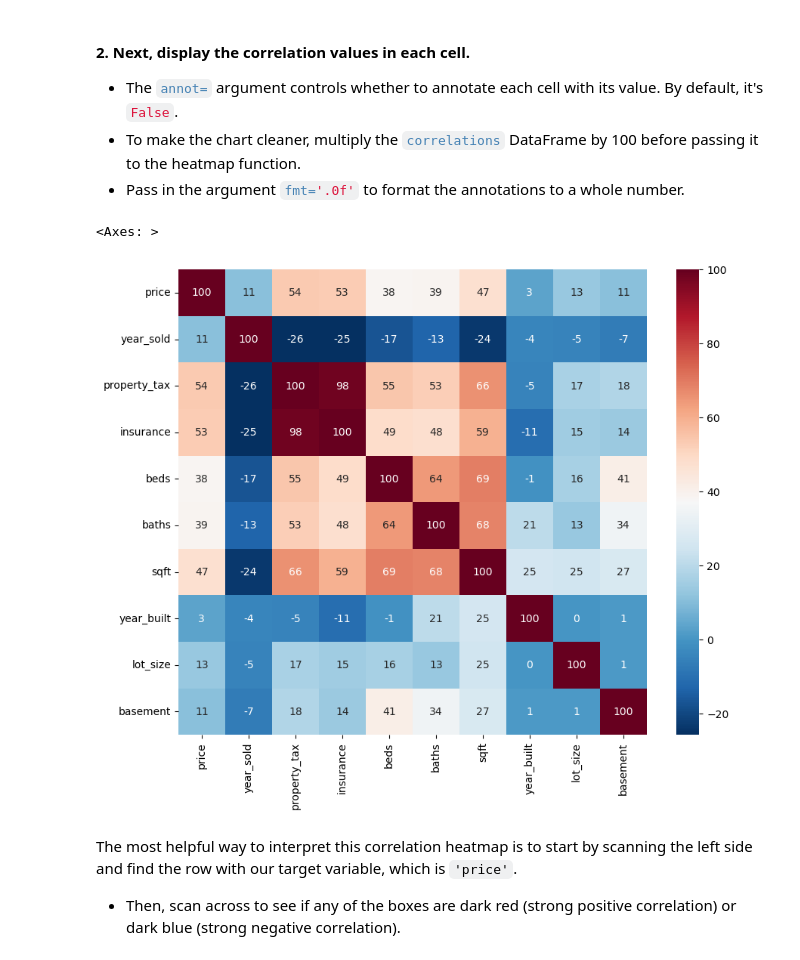
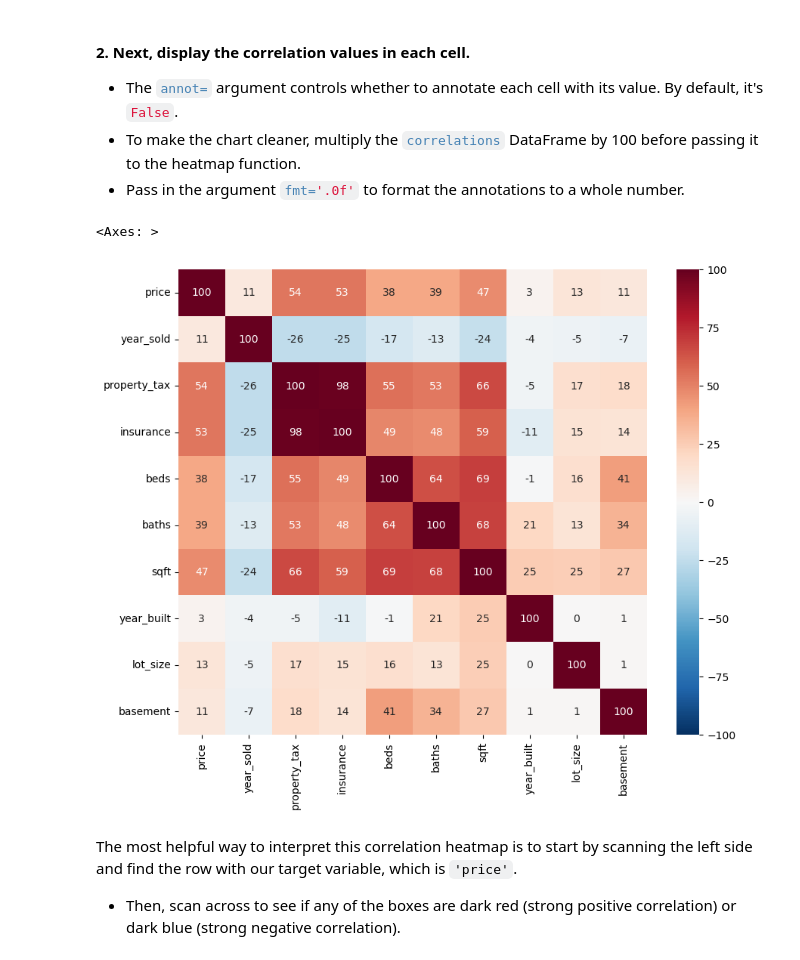
Before and after one commit to MatthewDurocher/bus0007, a Jupyter notebook: labs/lab4/EDA.ipynb, the cells around one changed output. Drawn from its saved outputs; the diff is of its cells as text; code cells hidden in the pictures.

```diff
--- a/labs/lab4/EDA.ipynb
+++ b/labs/lab4/EDA.ipynb
@@ -283,11 +284,11 @@ sns.heatmap(correlations, cmap='RdBu_r')
 # %%
 # Make the figsize 10 x 8
 plt.figure(figsize=(10,8))
 # Plot heatmap of annotated correlations
-sns.heatmap(correlations*100, cmap='RdBu_r', annot=True, fmt='.0f')
+sns.heatmap(correlations*100, vmin=-100, vmax=100, cmap='RdBu_r', annot=True, fmt='.0f')
 # %% [output]
 <Axes: >
-[figure, old version]
+[figure, new version]
 # %% [markdown]
 The most helpful way to interpret this correlation heatmap is to start by scanning the left side and find the row with our target variable, which is `'price'`.
 
```
Also changed, not shown: parts of 6 cells of this notebook.
